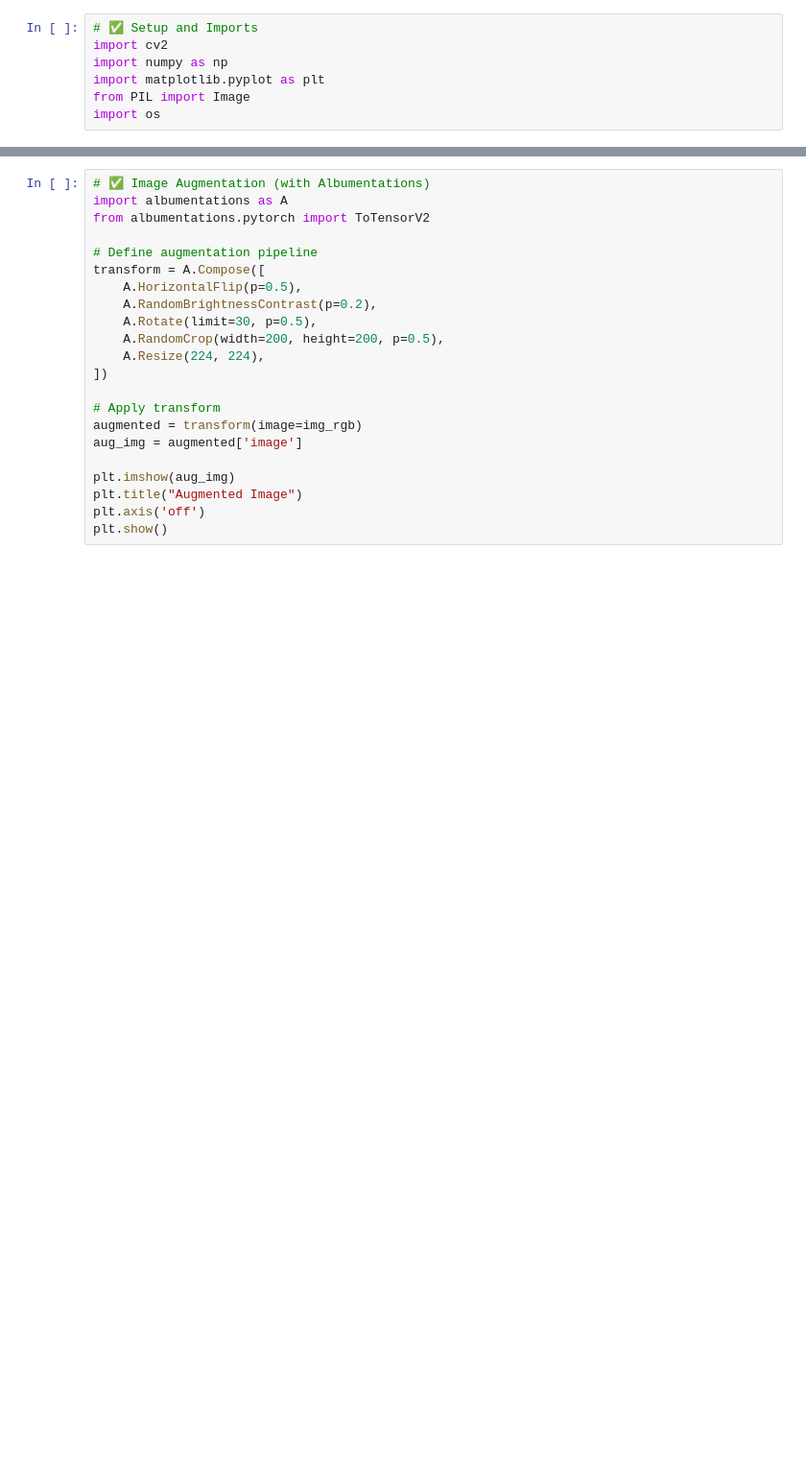
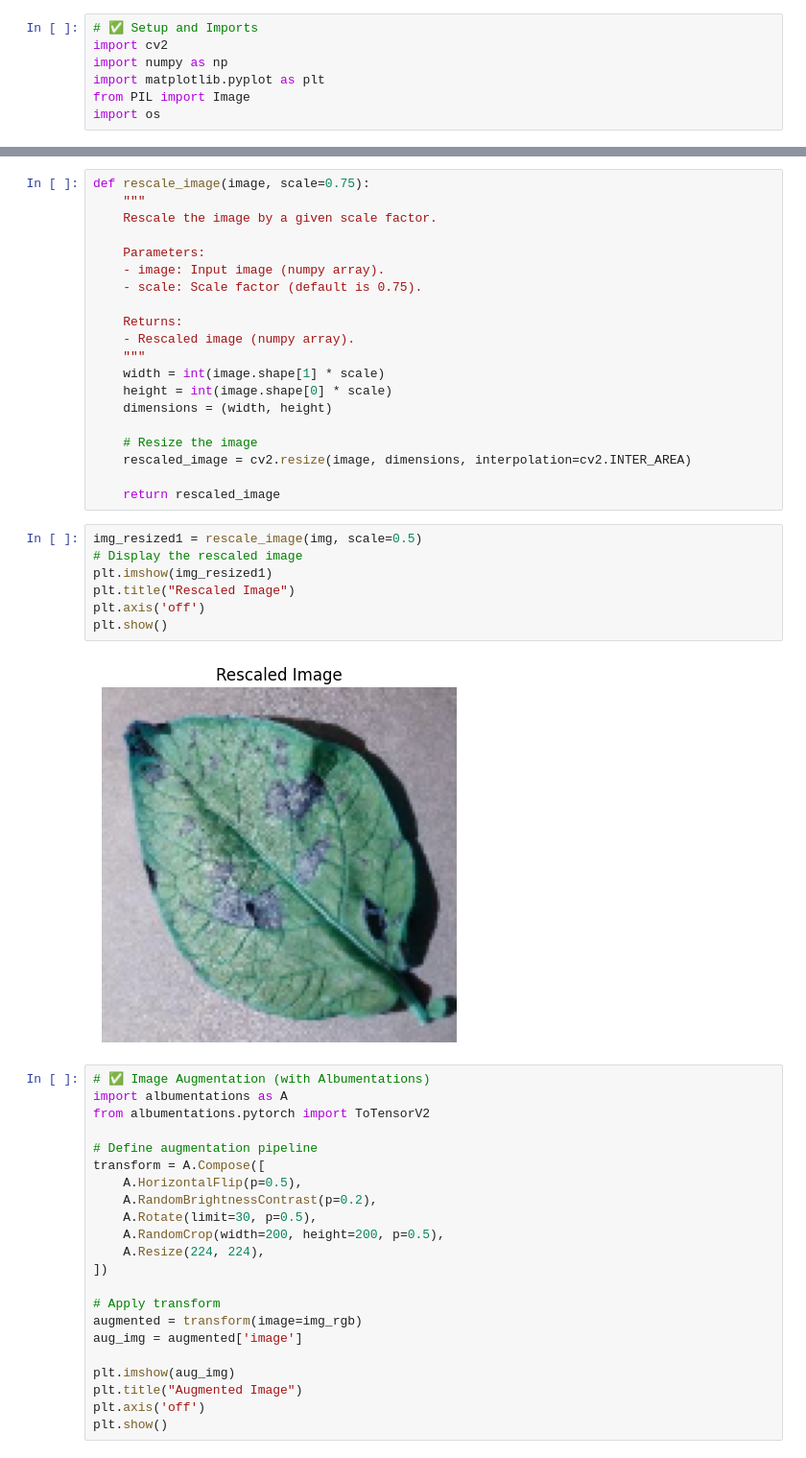
Before and after one commit to sayan14banerjee/Potato_Plant_Disease_Detection, a Jupyter notebook: Potato_Disease_Week1_ImageProcessing.ipynb, the cells around one changed output, grey strips where cells are left out. Shown at 96% size. Saved outputs shown, nothing was run; the diff lists cells and outputs as text; blank space fills up the shorter version.

```diff
--- a/Potato_Disease_Week1_ImageProcessing.ipynb
+++ b/Potato_Disease_Week1_ImageProcessing.ipynb
@@ -36,3 +45,32 @@ plt.show()
+# %%
+def rescale_image(image, scale=0.75):
+    """
+    Rescale the image by a given scale factor.
+
+    Parameters:
+    - image: Input image (numpy array).
+    - scale: Scale factor (default is 0.75).
+
+    Returns:
+    - Rescaled image (numpy array).
+    """
+    width = int(image.shape[1] * scale)
+    height = int(image.shape[0] * scale)
+    dimensions = (width, height)
+
+    # Resize the image
+    rescaled_image = cv2.resize(image, dimensions, interpolation=cv2.INTER_AREA)
+
+    return rescaled_image
+# %%
+img_resized1 = rescale_image(img, scale=0.5)
+# Display the rescaled image
+plt.imshow(img_resized1)
+plt.title("Rescaled Image")
+plt.axis('off')
+plt.show()
+# %% [output]
+[figure, added]
 # %%
 # ✅ Image Augmentation (with Albumentations)
 import albumentations as A
```
Also changed, not shown: parts of 3 cells of this notebook.
